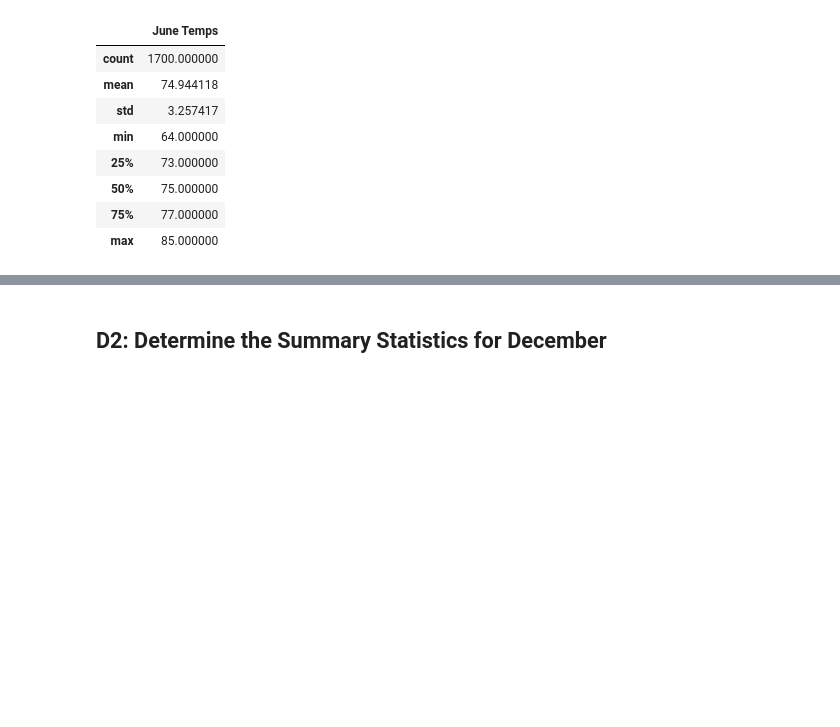
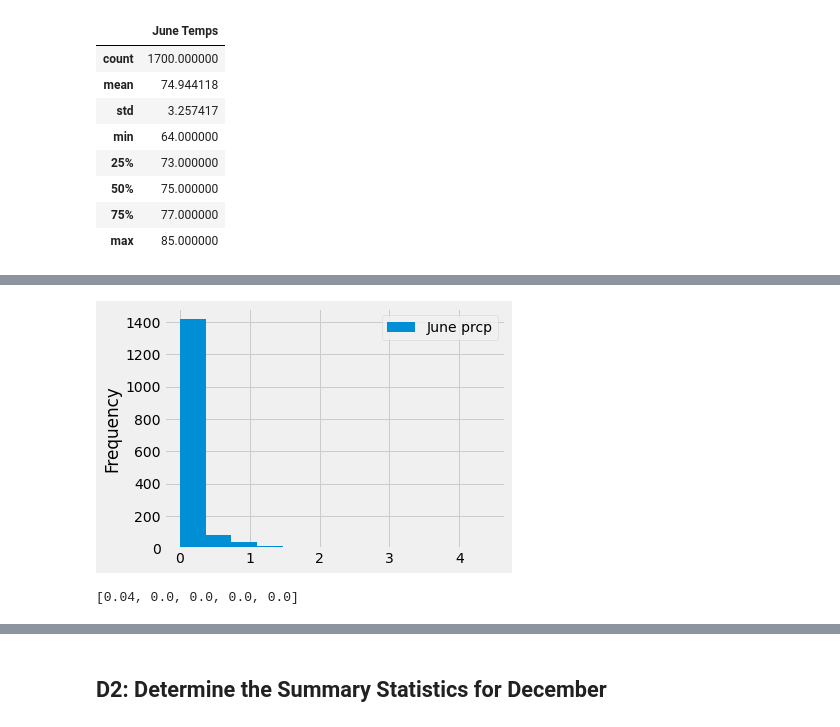
Before and after one commit to fathi129/Surfs_up, a Jupyter notebook: Practice/Surfsup_practice.ipynb, the cells around one changed output, grey strips where cells are left out. Saved outputs shown, nothing was run; the diff lists cells and outputs as text; code cells hidden in the pictures; blank space fills up the shorter version.

```diff
--- a/Practice/Surfsup_practice.ipynb
+++ b/Practice/Surfsup_practice.ipynb
@@ -172,0 +193,4 @@ june_df.describe()
+# %%
+june_prcp_df = pd.DataFrame()
+june_prcp_df["June prcp"] = prcp
+june_prcp_df.head()
@@ -172,0 +216,10 @@ june_df.describe()
+# %%
+june_prcp_df.plot.hist(bins=12)
+plt.tight_layout()
+# %% [output]
+[figure, added]
+# %%
+prcp1 = [x.prcp for x in dec_temps]
+prcp1[0:5]
+# %% [output]
+[0.04, 0.0, 0.0, 0.0, 0.0]
```
Also changed, not shown: parts of 8 cells of this notebook, 9 other files.
